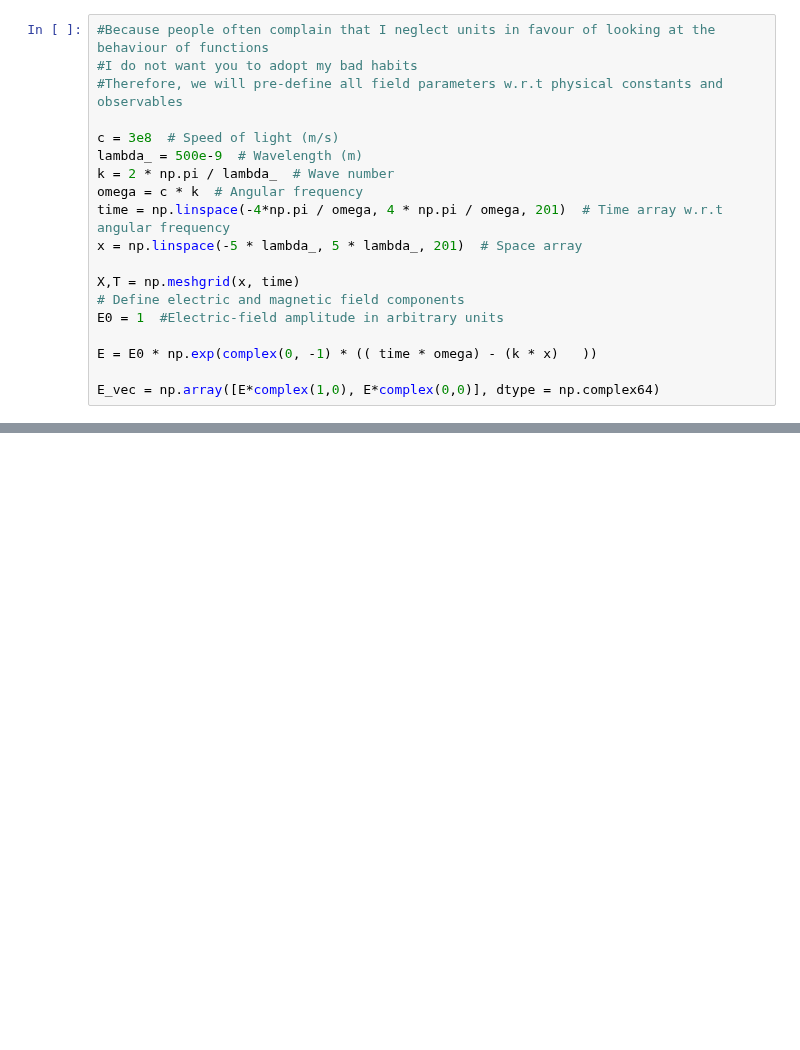
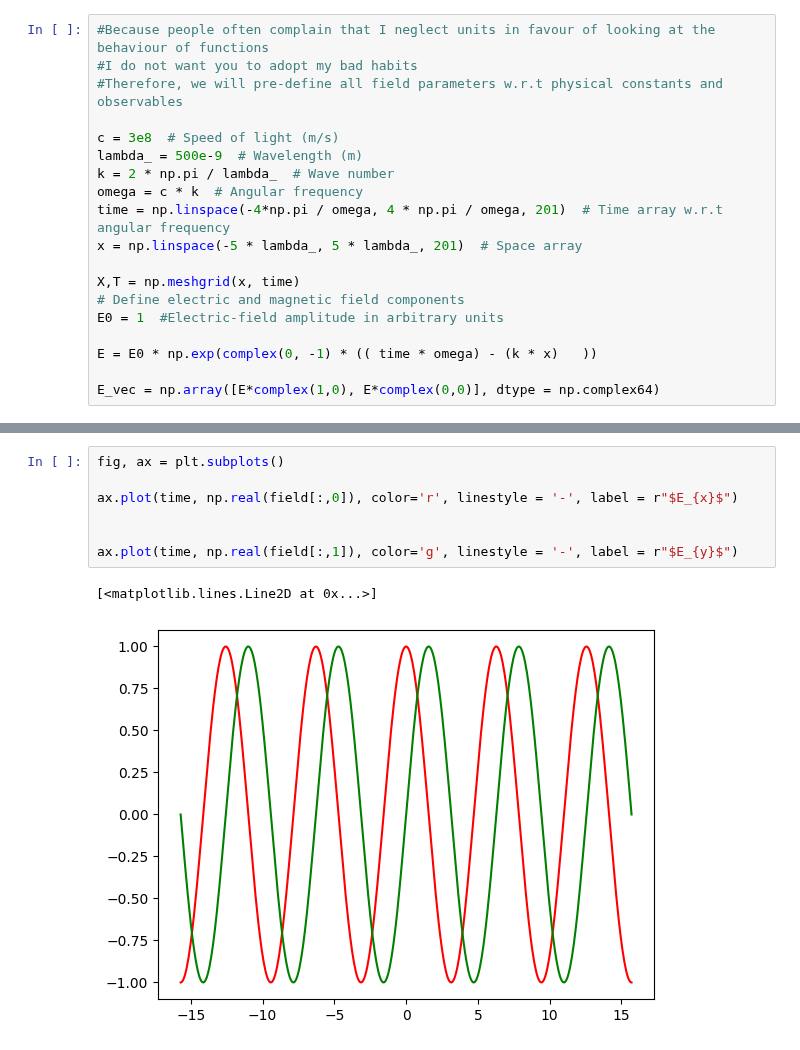
Before and after one commit to JonesRobM/CMNPs, a Jupyter notebook: Polarise.ipynb, the cells around one changed output, grey strips where cells are left out. Drawn from its saved outputs; the diff is of its cells as text; blank space fills up the shorter version.

```diff
--- a/Polarise.ipynb
+++ b/Polarise.ipynb
@@ -113,0 +146,10 @@ plt.show()
+# %%
+fig, ax = plt.subplots()
+
+ax.plot(time, np.real(field[:,0]), color='r', linestyle = '-', label = r"$E_{x}$")
+
+
+ax.plot(time, np.real(field[:,1]), color='g', linestyle = '-', label = r"$E_{y}$")
+# %% [output]
+[<matplotlib.lines.Line2D at 0x...>]
+[figure, added]
```
Also changed, not shown: parts of 7 cells of this notebook, 1 other file.
